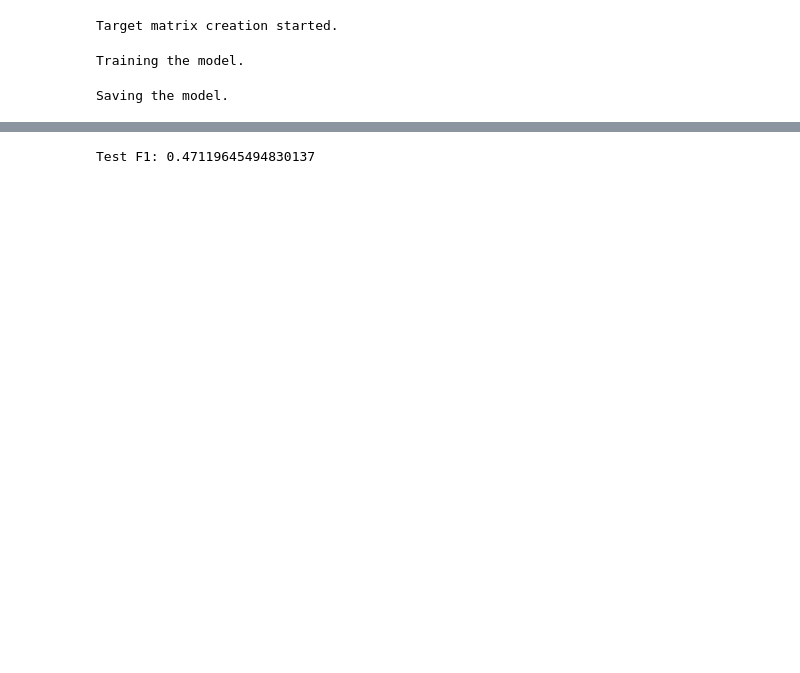
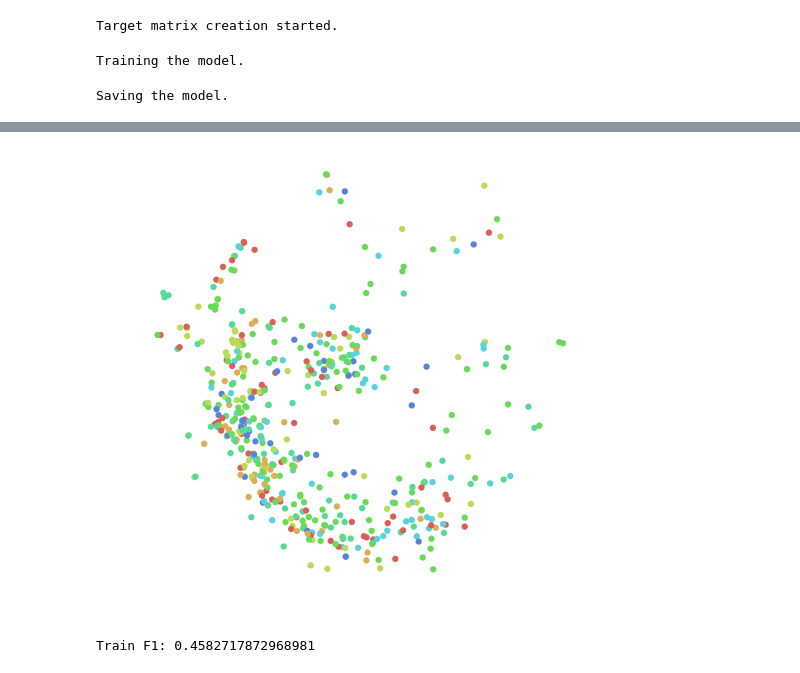
Before and after one commit to gsanou/knowledge-graph-base, a Jupyter notebook: AttentionWalk/AttentionWalk_training_plotting.ipynb, the cells around one changed output, grey strips where cells are left out. Saved outputs shown, nothing was run; the diff lists cells and outputs as text; code cells hidden in the pictures; blank space fills up the shorter version.

```diff
--- a/AttentionWalk/AttentionWalk_training_plotting.ipynb
+++ b/AttentionWalk/AttentionWalk_training_plotting.ipynb
@@ -84,3 +84,30 @@ True number of clusters is 6
+# %%
+import seaborn as sns
+sns.set_style('darkgrid')
+sns.set_palette('muted')
+sns.set_context("notebook", font_scale=1.5,
+rc={"lines.linewidth": 2.5})
+# %%
+def scatter(x, colors):
+    # We choose a color palette with seaborn.
+    palette = np.array(sns.color_palette("hls", 10))
+
+    # We create a scatter plot.
+    f = plt.figure(figsize=(8, 8))
+    ax = plt.subplot(aspect='equal')
+    sc = ax.scatter(x[:,0], x[:,1], lw=0, s=40,
+                    c=palette[colors.astype(np.int)])
+    plt.xlim(-25, 25)
+    plt.ylim(-25, 25)
+    ax.axis('off')
+    ax.axis('tight')
+
+    return f, ax, sc
+# %%
+scatter(proj[:500], labels.ravel()[:500])
+plt.savefig('digits_tsne-generated.png', dpi=120)
+# %% [output]
+[figure, added]
 # %%
 from sklearn.neighbors import KNeighborsClassifier
 from sklearn.metrics import f1_score
@@ -89,6 +116,6 @@ clf = KNeighborsClassifier(n_neighbors=7, n_jobs=-1)
 clf.fit(embedding[["x_" + str(x) for x in range(embedd_dim)]].values, labels)
 predict = clf.predict(embedding[["x_" + str(x) for x in range(embedd_dim)]].values)
 # %%
-print ("Test F1:", f1_score(labels, predict, average="micro"))
+print ("Train F1:", f1_score(labels, predict, average="micro"))
 # %% [output]
-Test F1: 0.47119645494830137
+Train F1: 0.4582717872968981
```
Also changed, not shown: parts of 1 cell of this notebook, 5 other files.
